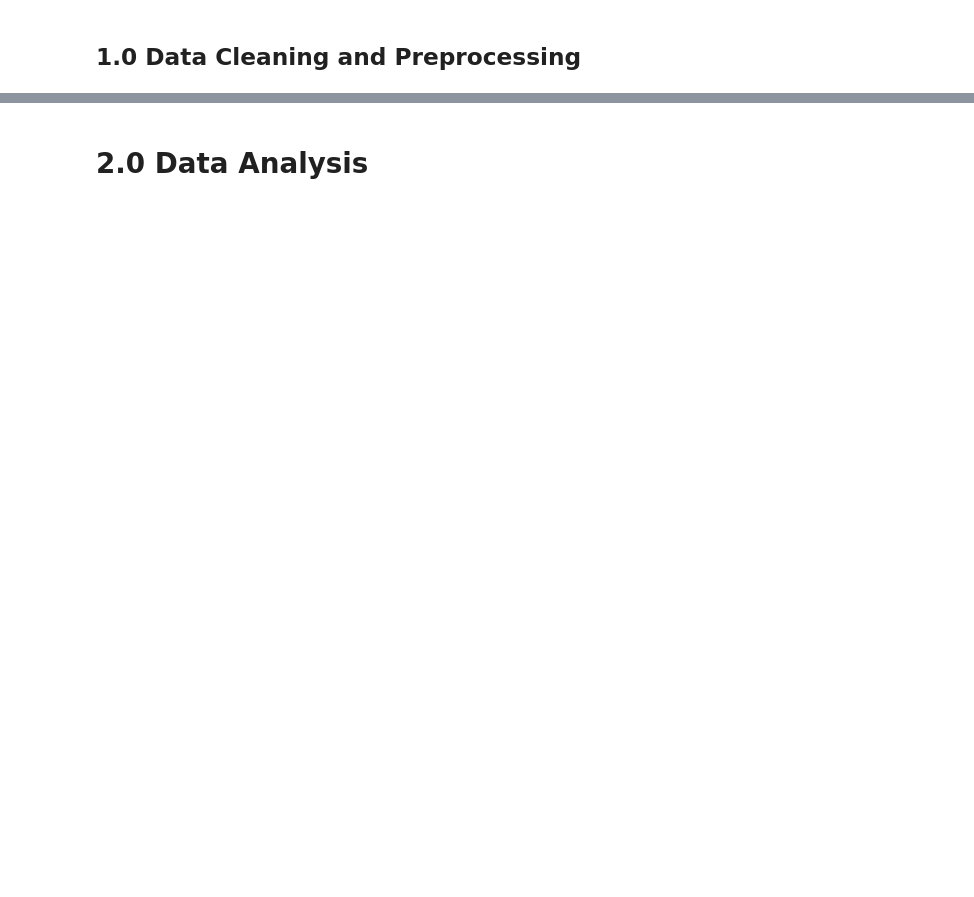
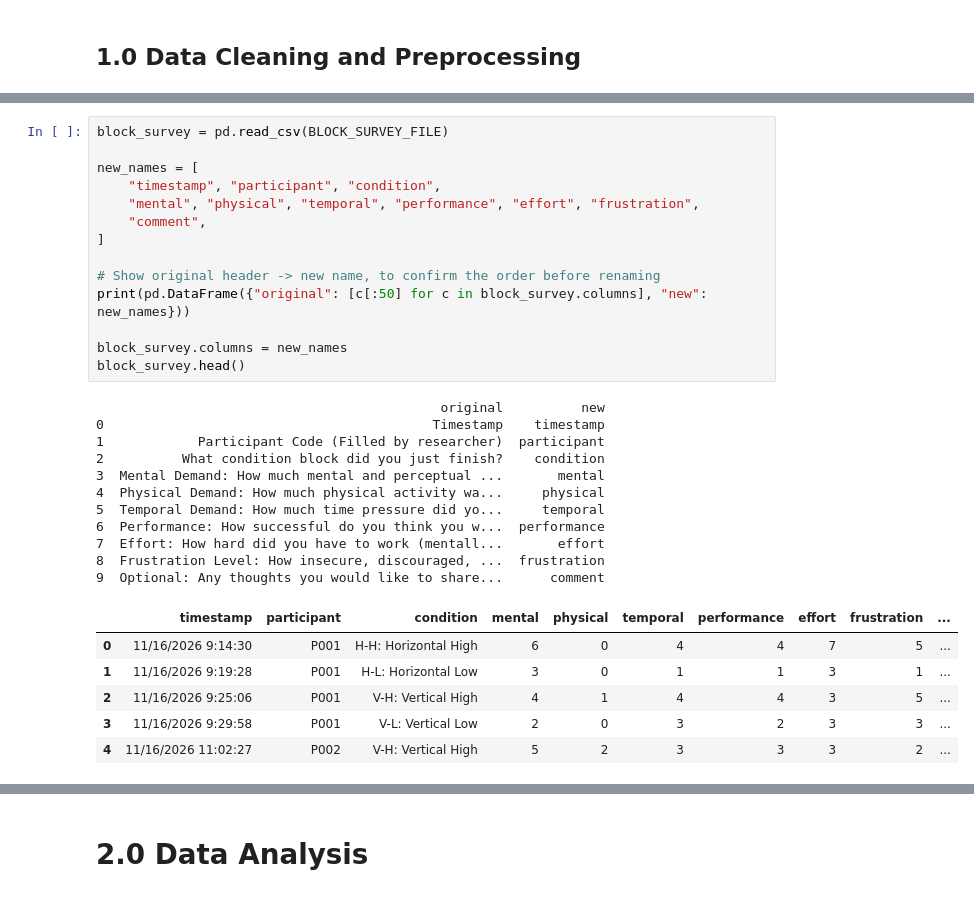
Before and after one commit to jphonrado/HCI2000-Data-Analysis, a Jupyter notebook: main.ipynb, the cells around one changed output, grey strips where cells are left out. Cells and saved outputs as stored; diff of their text form; blank space fills up the shorter version.

```diff
--- a/main.ipynb
+++ b/main.ipynb
@@ -81,0 +238,32 @@ $$\text{Weighted TLX} = \frac{\sum_{d=1}^{6} (\text{rating}_d \times 10) \times
+# %%
+block_survey = pd.read_csv(BLOCK_SURVEY_FILE)
+
+new_names = [
+    "timestamp", "participant", "condition",
+    "mental", "physical", "temporal", "performance", "effort", "frustration",
+    "comment",
+]
+
+# Show original header -> new name, to confirm the order before renaming
+print(pd.DataFrame({"original": [c[:50] for c in block_survey.columns], "new": new_names}))
+
+block_survey.columns = new_names
+block_survey.head()
+# %% [output]
+                                            original          new
+0                                          Timestamp    timestamp
+1            Participant Code (Filled by researcher)  participant
+2          What condition block did you just finish?    condition
+3  Mental Demand: How much mental and perceptual ...       mental
+4  Physical Demand: How much physical activity wa...     physical
+5  Temporal Demand: How much time pressure did yo...     temporal
+6  Performance: How successful do you think you w...  performance
+7  Effort: How hard did you have to work (mentall...       effort
+8  Frustration Level: How insecure, discouraged, ...  frustration
+9  Optional: Any thoughts you would like to share...      comment
+|  | timestamp | participant | condition | mental | physical | temporal | performance | effort | frustration | ... |
+| 0 | 11/16/2026 9:14:30 | P001 | H-H: Horizontal High | 6 | 0 | 4 | 4 | 7 | 5 | ... |
+| 1 | 11/16/2026 9:19:28 | P001 | H-L: Horizontal Low | 3 | 0 | 1 | 1 | 3 | 1 | ... |
+| 2 | 11/16/2026 9:25:06 | P001 | V-H: Vertical High | 4 | 1 | 4 | 4 | 3 | 5 | ... |
+| 3 | 11/16/2026 9:29:58 | P001 | V-L: Vertical Low | 2 | 0 | 3 | 2 | 3 | 3 | ... |
+| 4 | 11/16/2026 11:02:27 | P002 | V-H: Vertical High | 5 | 2 | 3 | 3 | 3 | 2 | ... |
```
Also changed, not shown: parts of 56 cells of this notebook.
